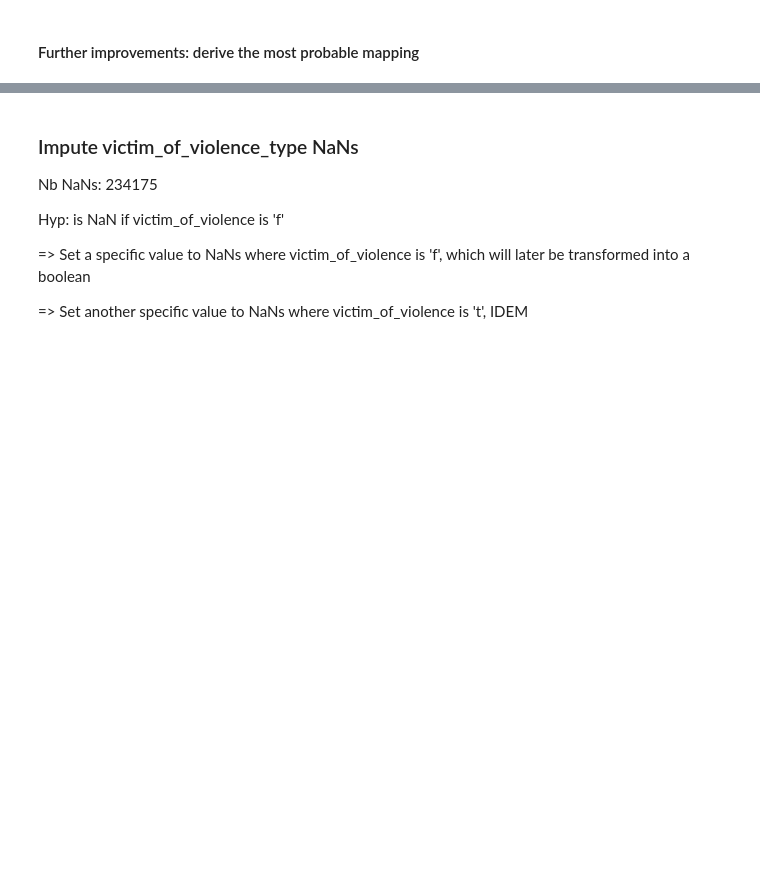
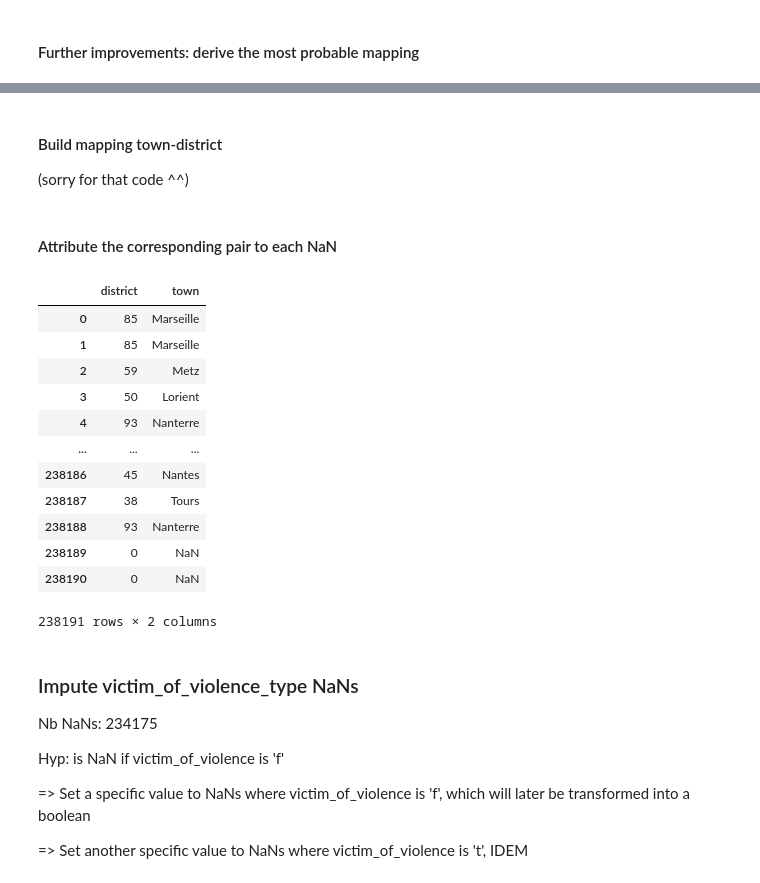
Before and after one commit to AlexisBogroff/Contests, a Jupyter notebook: Predictions/Emergency_housing/data_exploration.ipynb, the cells around one changed output, grey strips where cells are left out. Cells and saved outputs as stored; diff of their text form; code cells hidden in the pictures; blank space fills up the shorter version.

Commit message:
Ratios town & district + NaNs town (not finished)

```diff
--- a/Predictions/Emergency_housing/data_exploration.ipynb
+++ b/Predictions/Emergency_housing/data_exploration.ipynb
@@ -658,0 +649,4 @@ Nb NaNs: 159959
+# %%
+if IMPUTE_NANS:
+    obj_train.df.drop(ft, axis=1, inplace=True)
+    obj_test.df.drop(ft, axis=1, inplace=True)
@@ -658,0 +678,3 @@ Nb NaNs: 159959
+# %% [markdown]
+#### Build mapping town-district
+(sorry for that code ^^)
@@ -659,3 +717,36 @@ Nb NaNs: 159959
+# %% [markdown]
+#### Attribute the corresponding pair to each NaN
+# %%
+# Mask town Nans
+ma_na = obj_train.df['town'].isna()
+
+# Get districts corresponding to samples where town is NaN
+# (vector of the same size, that will then be merged to the dataframe)
+districts = obj_train.df['district'] * ma_na
+
+# Transform dic 'dic_town_max' into DataFrame
+df_town_max = pd.DataFrame.from_dict(dic_town_max, orient='index', columns=['town'])
+df_town_max.index.name = 'district'
+
+# Match apparent district values with their town pair
+df_matched = pd.merge(pd.DataFrame({'district':districts}), df_town_max, on='district', how='left')
+
+# Merge back into original obj_train.df
+pd.merge(df_temp, df_matched, on='district', how='left')
+# %% [output]
+|  | district | town |
+| 0 | 85 | Marseille |
+| 1 | 85 | Marseille |
+| 2 | 59 | Metz |
+| 3 | 50 | Lorient |
+| 4 | 93 | Nanterre |
+| ... | ... | ... |
+| 238186 | 45 | Nantes |
+| 238187 | 38 | Tours |
+| 238188 | 93 | Nanterre |
+| 238189 | 0 | NaN |
+| 238190 | 0 | NaN |
+238191 rows × 2 columns
 # %% [markdown]
 ### Impute victim_of_violence_type NaNs
 
```
Also changed, not shown: parts of 42 cells of this notebook, 1 other file.
